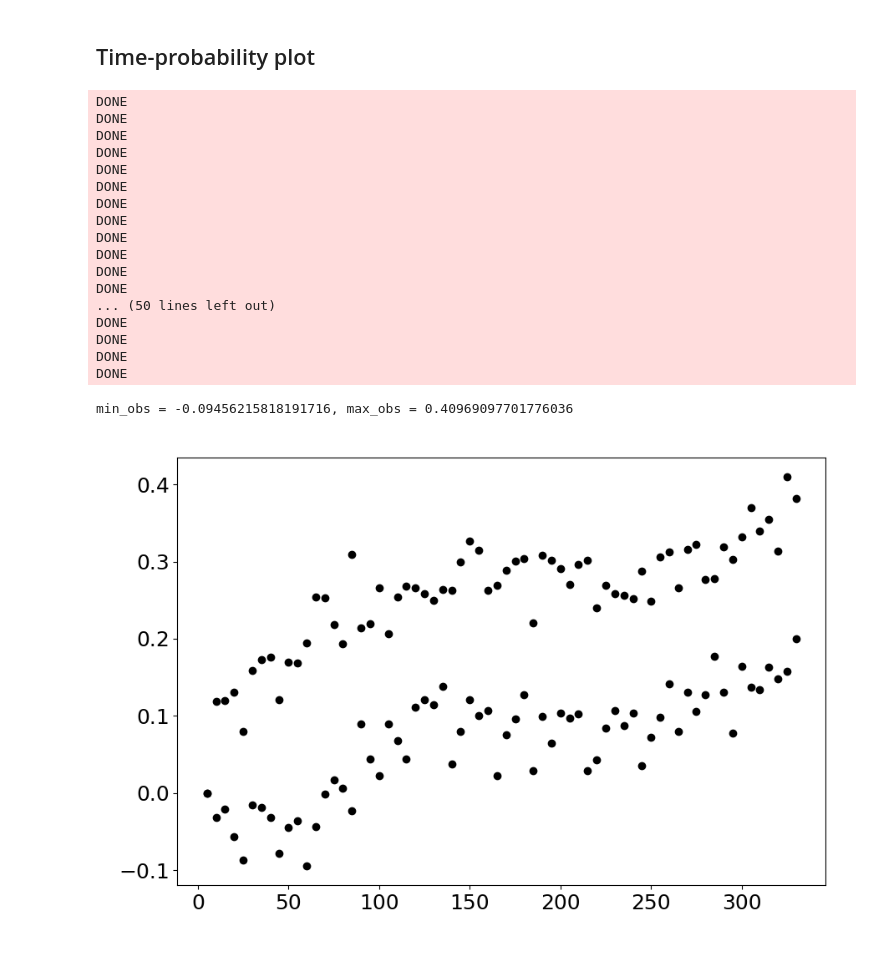
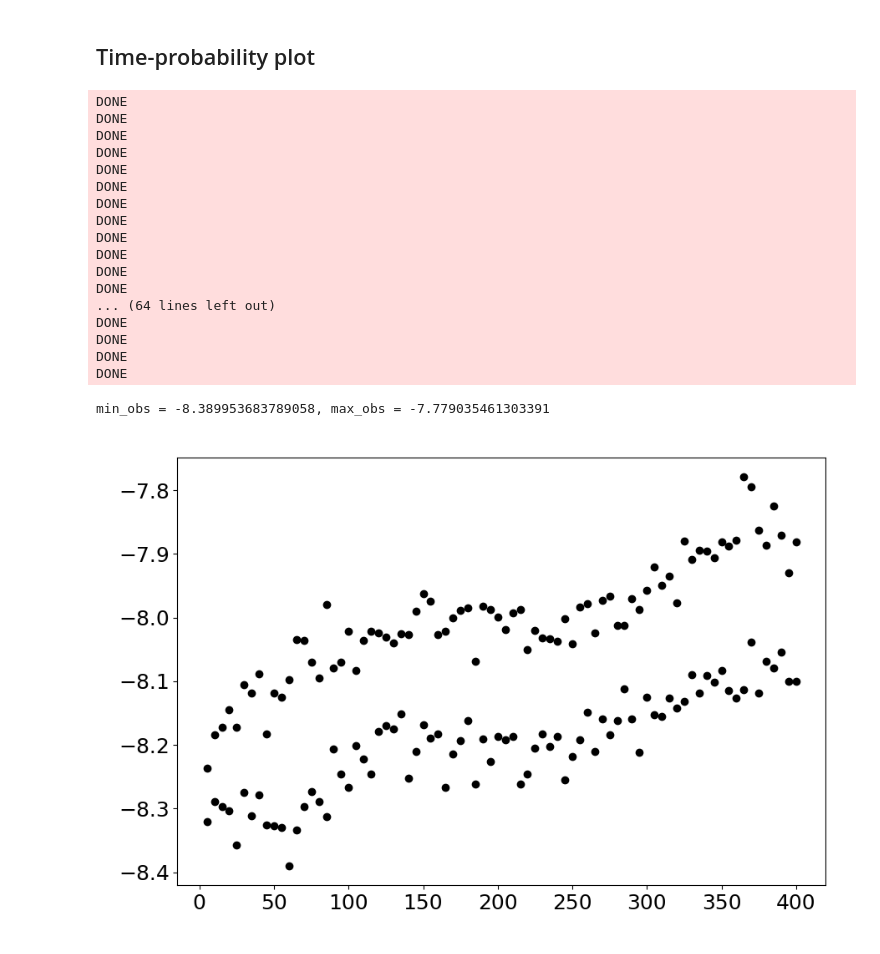
Before and after one commit to AlessandroLovo/REA-Veros, a Jupyter notebook: demo/time_analysis.ipynb, the cells around one changed output. Saved outputs shown, nothing was run; the diff lists cells and outputs as text; code cells hidden in the pictures.

```diff
--- a/demo/time_analysis.ipynb
+++ b/demo/time_analysis.ipynb
@@ -57,7 +57,7 @@ folder = '../veros/__test__/r01--k__16--nens__50--T__5_minimal'
 # %% [markdown]
 ## Probabilities
 # %%
-iterations = [10,20,30,40,50,60]
+iterations = [20,40,60,80]
 runs = [get_run(folder, iteration=i) for i in iterations]
 # %% [output]
 DONE
@@ -120,7 +118,7 @@ fig.tight_layout()
 # %% [markdown]
 ## Time-probability plot
 # %%
-iterations = np.arange(66) + 1
+iterations = np.arange(80) + 1
 runs = [get_run(folder, iteration=i) for i in iterations]
 # %% [output]
 DONE
@@ -135,36 +133,36 @@ DONE
 DONE
 DONE
 DONE
-... (50 lines left out)
+... (64 lines left out)
 DONE
 DONE
 DONE
 DONE
 # %%
 mode = 'abs'
-mode = 'rel'
+# mode = 'rel'
 
 plt.close(1)
 fig,ax = plt.subplots(num=1, figsize=(9,6))
 
 min_obs = np.infty
 max_obs = -np.infty
 
 for run in runs:
     m = np.min(list(run[f'{mode}_observables'].values()))
     M = np.max(list(run[f'{mode}_observables'].values()))
     if m < min_obs:
         min_obs = m
     if M > max_obs:
         max_obs = M
     plt.scatter([run['duration'] + 5]*2, [m, M], color='black')
 
 fig.tight_layout()
 
 print(f'{min_obs = }, {max_obs = }')
 # %% [output]
-min_obs = -0.09456215818191716, max_obs = 0.40969097701776036
+min_obs = -8.389953683789058, max_obs = -7.779035461303391
-[figure, old version]
+[figure, new version]
 # %%
 min_obs = -8.5
 max_obs = -7.5
```
Also changed, not shown: parts of 4 cells of this notebook, 2 other files.
